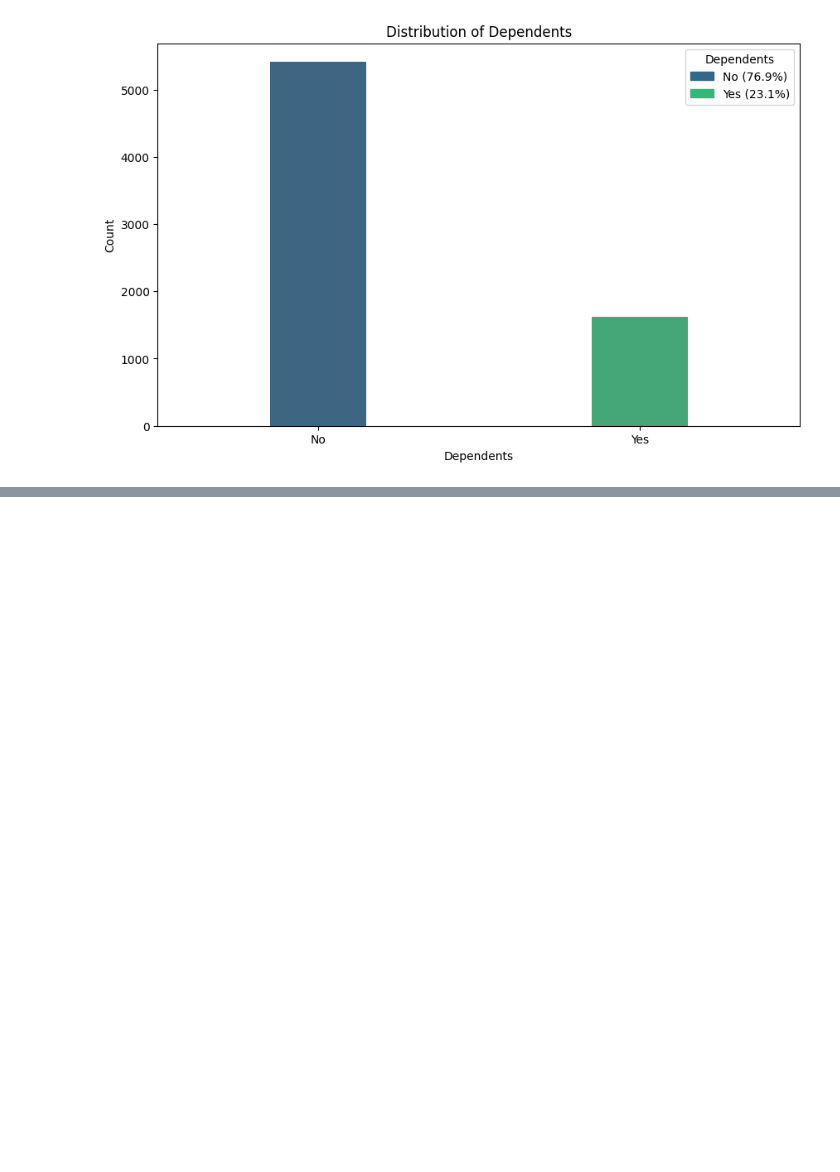
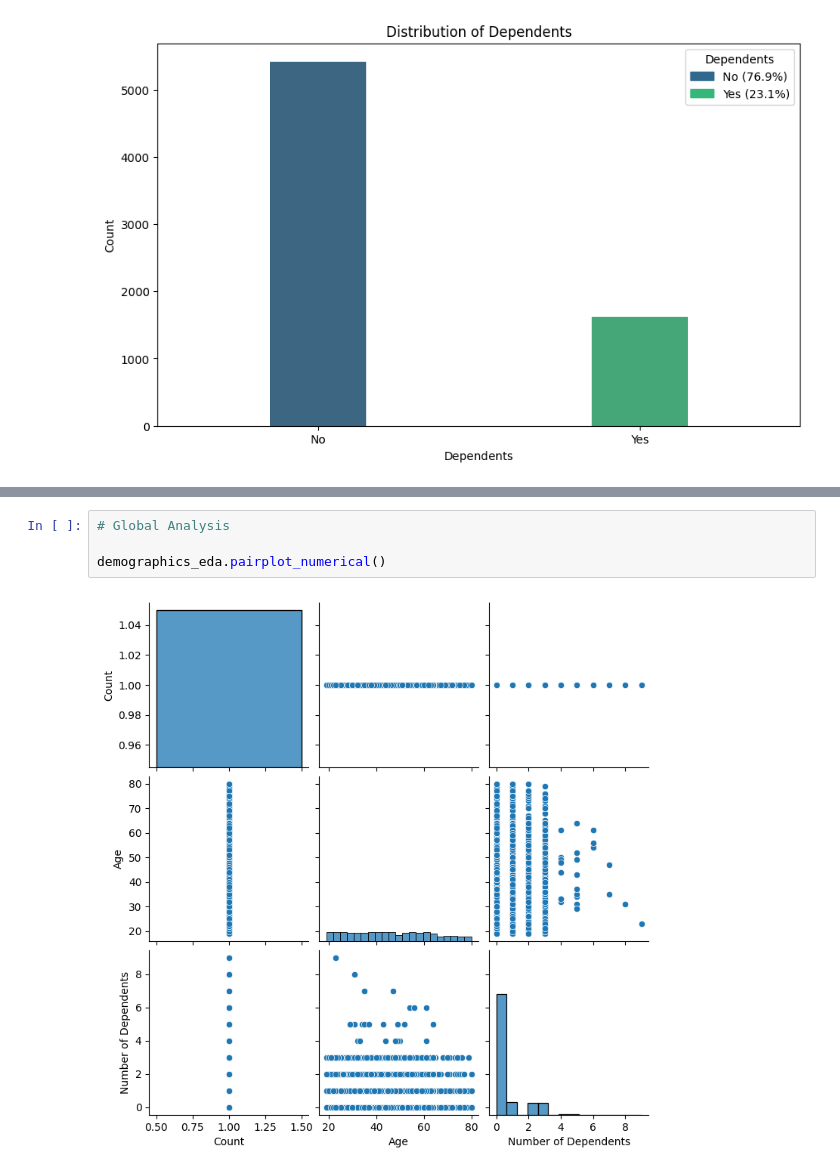
Before and after one commit to Silvano315/Churn-Prediction-with-SHAP, a Jupyter notebook: Exploratory.ipynb, the cells around one changed output, grey strips where cells are left out. Saved outputs shown, nothing was run; the diff lists cells and outputs as text; blank space fills up the shorter version.

```diff
--- a/Exploratory.ipynb
+++ b/Exploratory.ipynb
@@ -114,2 +114,8 @@ demographics_eda.numerical_analysis()
 [figure]
 [figure]
+# %%
+# Global Analysis
+
+demographics_eda.pairplot_numerical()
+# %% [output]
+[figure, added]
```
Also changed, not shown: parts of 1 cell of this notebook.
